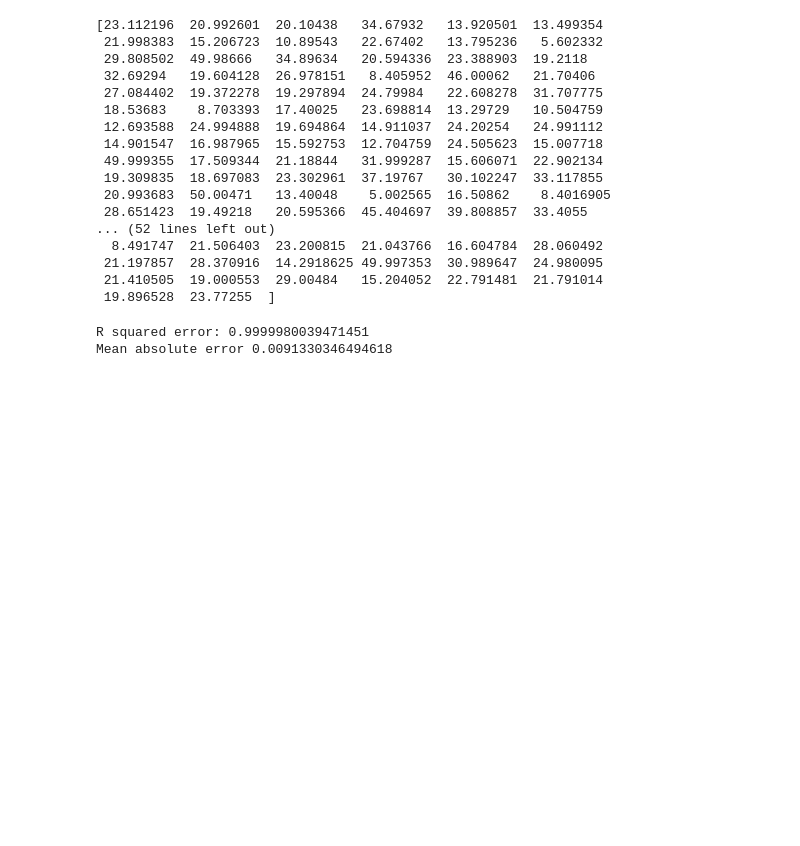
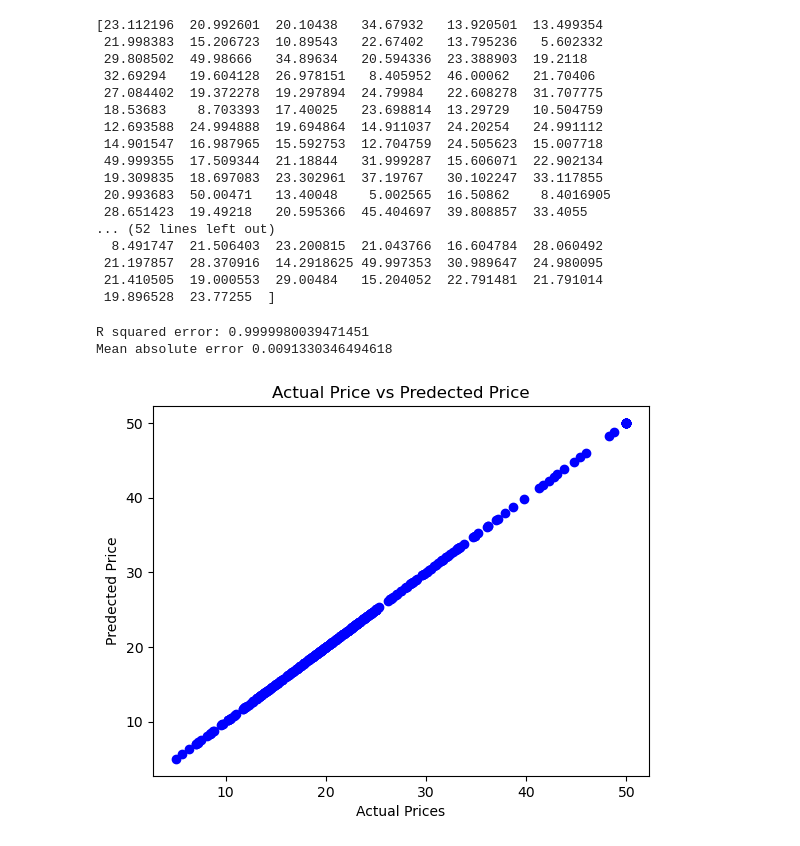
Before and after one commit to MorsiYoucef/House_price_pred, a Jupyter notebook: house_price_pred.ipynb, the cells around one changed output. Cells and saved outputs as stored; diff of their text form; code cells hidden in the pictures; blank space fills up the shorter version.

```diff
--- a/house_price_pred.ipynb
+++ b/house_price_pred.ipynb
@@ -196,3 +196,11 @@ print('Mean absolute error',score_2)
 # %% [output]
 R squared error: 0.9999980039471451
 Mean absolute error 0.0091330346494618
+# %%
+plt.scatter(Y_train, training_data_prediction,color='blue')
+plt.xlabel('Actual Prices')
+plt.ylabel('Predected Price')
+plt.title('Actual Price vs Predected Price')
+plt.show()
+# %% [output]
+[figure, added]
```
Also changed, not shown: parts of 4 cells of this notebook.
